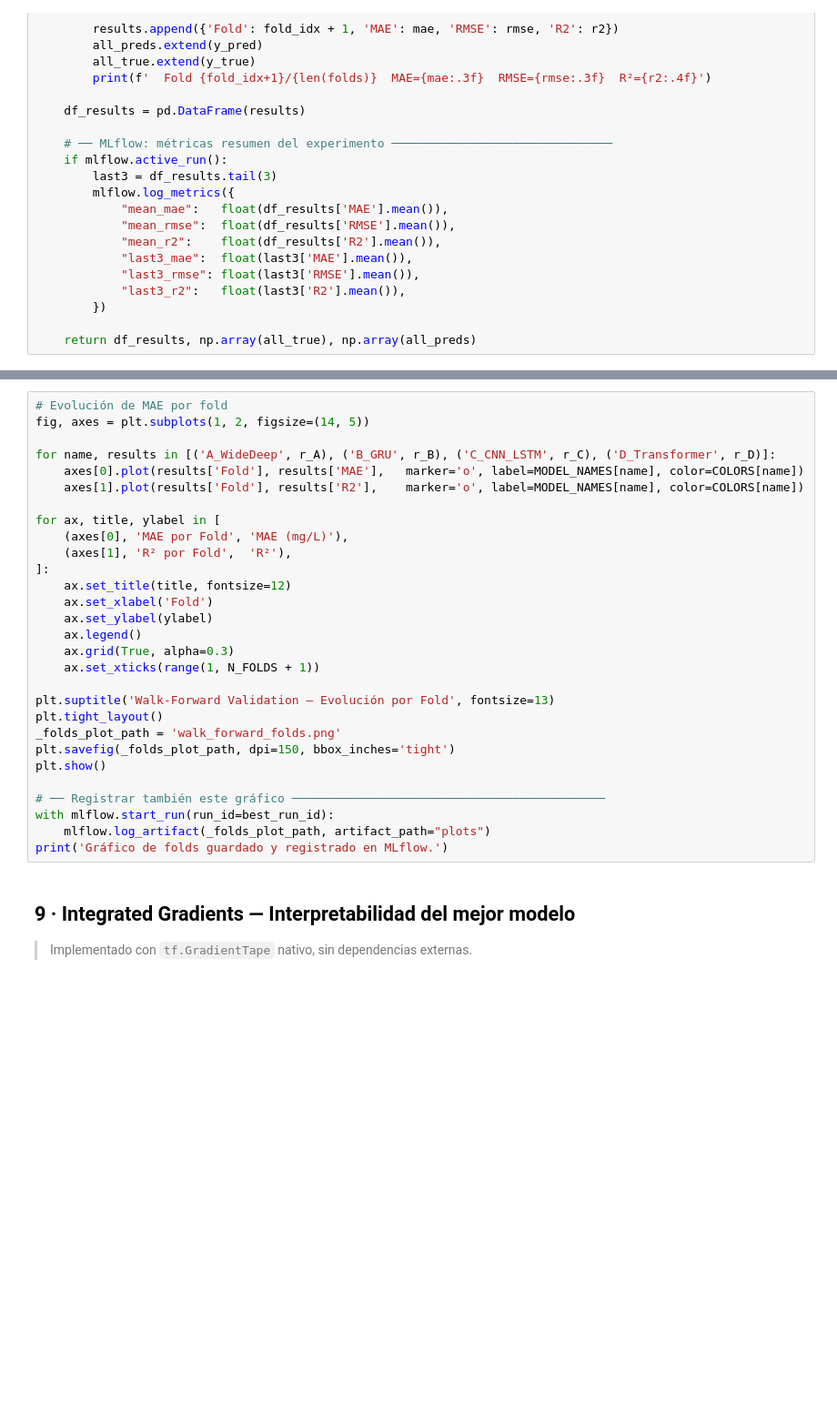
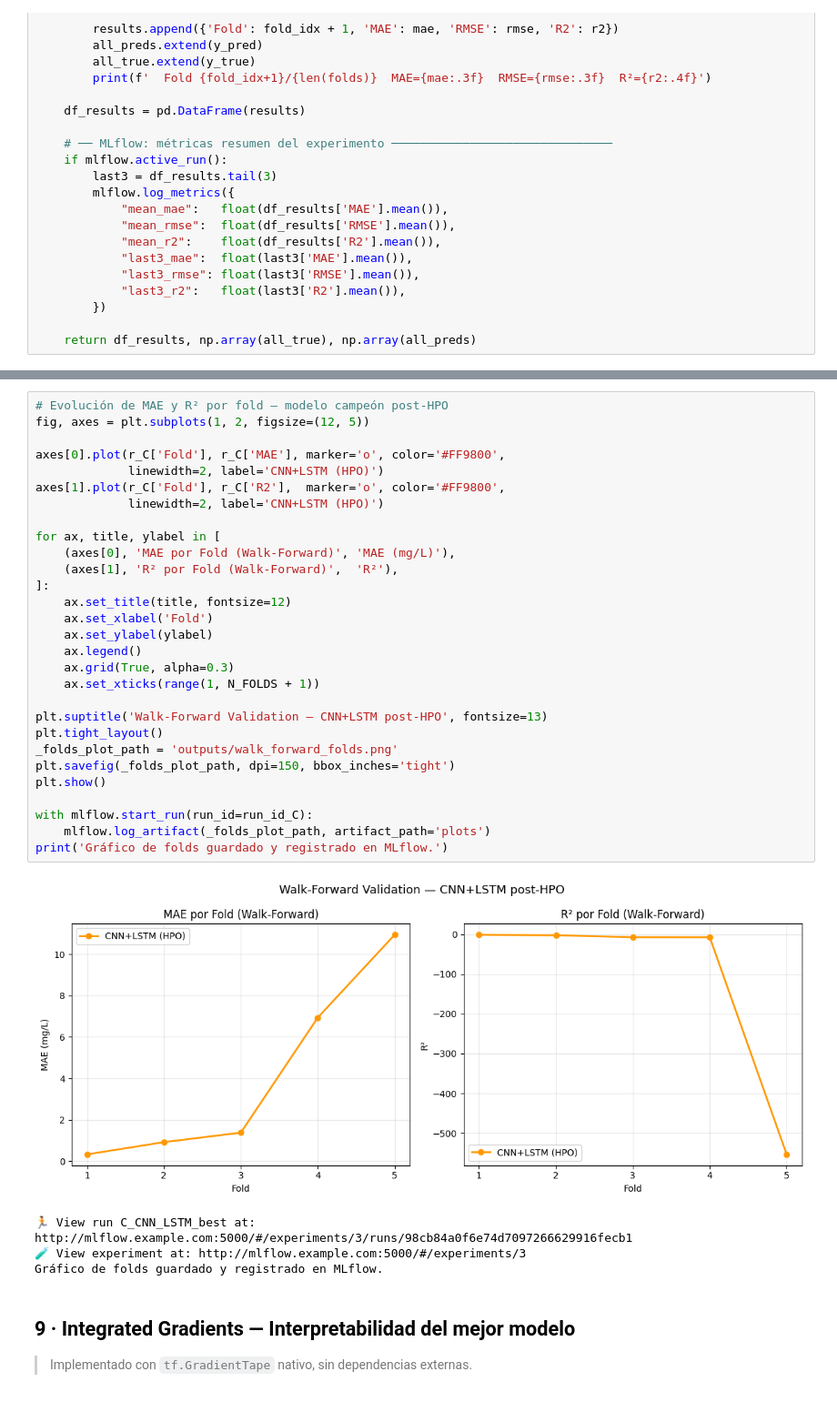
Before and after one commit to ertis-research/bentloy, a Jupyter notebook: tf_experiments.ipynb, the cells around one changed output, grey strips where cells are left out. Shown at 91% size. Saved outputs shown, nothing was run; the diff lists cells and outputs as text; blank space fills up the shorter version.

```diff
--- a/tf_experiments.ipynb
+++ b/tf_experiments.ipynb
@@ -551,32 +910,37 @@ print(f'Gráfico guardado y registrado en MLflow (run: {best_run_name})')
 # %%
-# Evolución de MAE por fold
-fig, axes = plt.subplots(1, 2, figsize=(14, 5))
+# Evolución de MAE y R² por fold — modelo campeón post-HPO
+fig, axes = plt.subplots(1, 2, figsize=(12, 5))
 
-for name, results in [('A_WideDeep', r_A), ('B_GRU', r_B), ('C_CNN_LSTM', r_C), ('D_Transformer', r_D)]:
-    axes[0].plot(results['Fold'], results['MAE'],   marker='o', label=MODEL_NAMES[name], color=COLORS[name])
-    axes[1].plot(results['Fold'], results['R2'],    marker='o', label=MODEL_NAMES[name], color=COLORS[name])
+axes[0].plot(r_C['Fold'], r_C['MAE'], marker='o', color='#FF9800',
+             linewidth=2, label='CNN+LSTM (HPO)')
+axes[1].plot(r_C['Fold'], r_C['R2'],  marker='o', color='#FF9800',
+             linewidth=2, label='CNN+LSTM (HPO)')
 
 for ax, title, ylabel in [
-    (axes[0], 'MAE por Fold', 'MAE (mg/L)'),
-    (axes[1], 'R² por Fold',  'R²'),
+    (axes[0], 'MAE por Fold (Walk-Forward)', 'MAE (mg/L)'),
+    (axes[1], 'R² por Fold (Walk-Forward)',  'R²'),
 ]:
     ax.set_title(title, fontsize=12)
     ax.set_xlabel('Fold')
     ax.set_ylabel(ylabel)
     ax.legend()
     ax.grid(True, alpha=0.3)
     ax.set_xticks(range(1, N_FOLDS + 1))
 
-plt.suptitle('Walk-Forward Validation — Evolución por Fold', fontsize=13)
+plt.suptitle('Walk-Forward Validation — CNN+LSTM post-HPO', fontsize=13)
 plt.tight_layout()
-_folds_plot_path = 'walk_forward_folds.png'
+_folds_plot_path = 'outputs/walk_forward_folds.png'
 plt.savefig(_folds_plot_path, dpi=150, bbox_inches='tight')
 plt.show()
 
-# ── Registrar también este gráfico ────────────────────────────────────────────
-with mlflow.start_run(run_id=best_run_id):
-    mlflow.log_artifact(_folds_plot_path, artifact_path="plots")
+with mlflow.start_run(run_id=run_id_C):
+    mlflow.log_artifact(_folds_plot_path, artifact_path='plots')
 print('Gráfico de folds guardado y registrado en MLflow.')
+# %% [output]
+[figure, added]
+🏃 View run C_CNN_LSTM_best at: http://mlflow.example.com:5000/#/experiments/3/runs/98cb84a0f6e74d7097266629916fecb1
+🧪 View experiment at: http://mlflow.example.com:5000/#/experiments/3
+Gráfico de folds guardado y registrado en MLflow.
 # %% [markdown]
 ## 9 · Integrated Gradients — Interpretabilidad del mejor modelo
 
```
Also changed, not shown: parts of 22 cells of this notebook, 14 other files.
